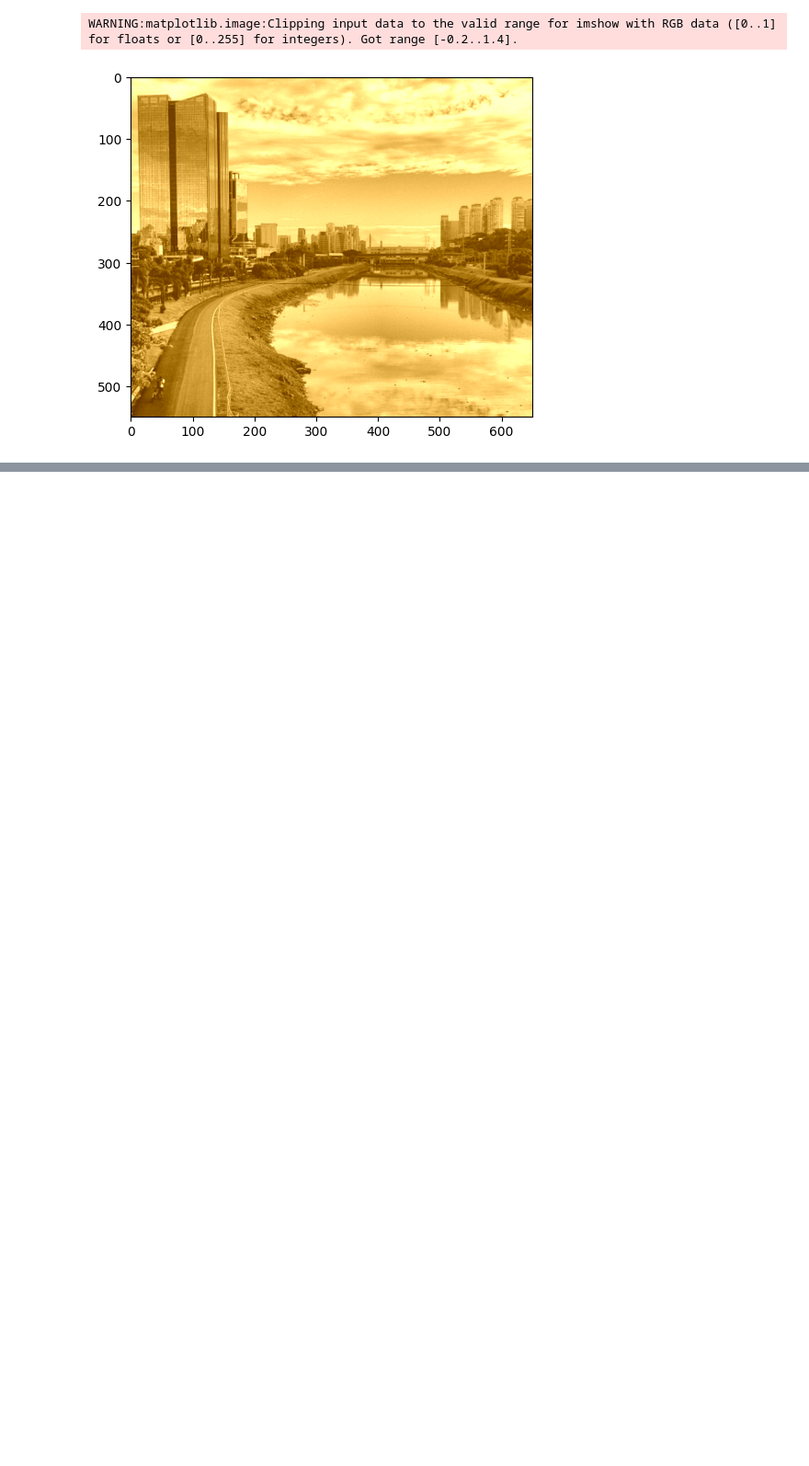
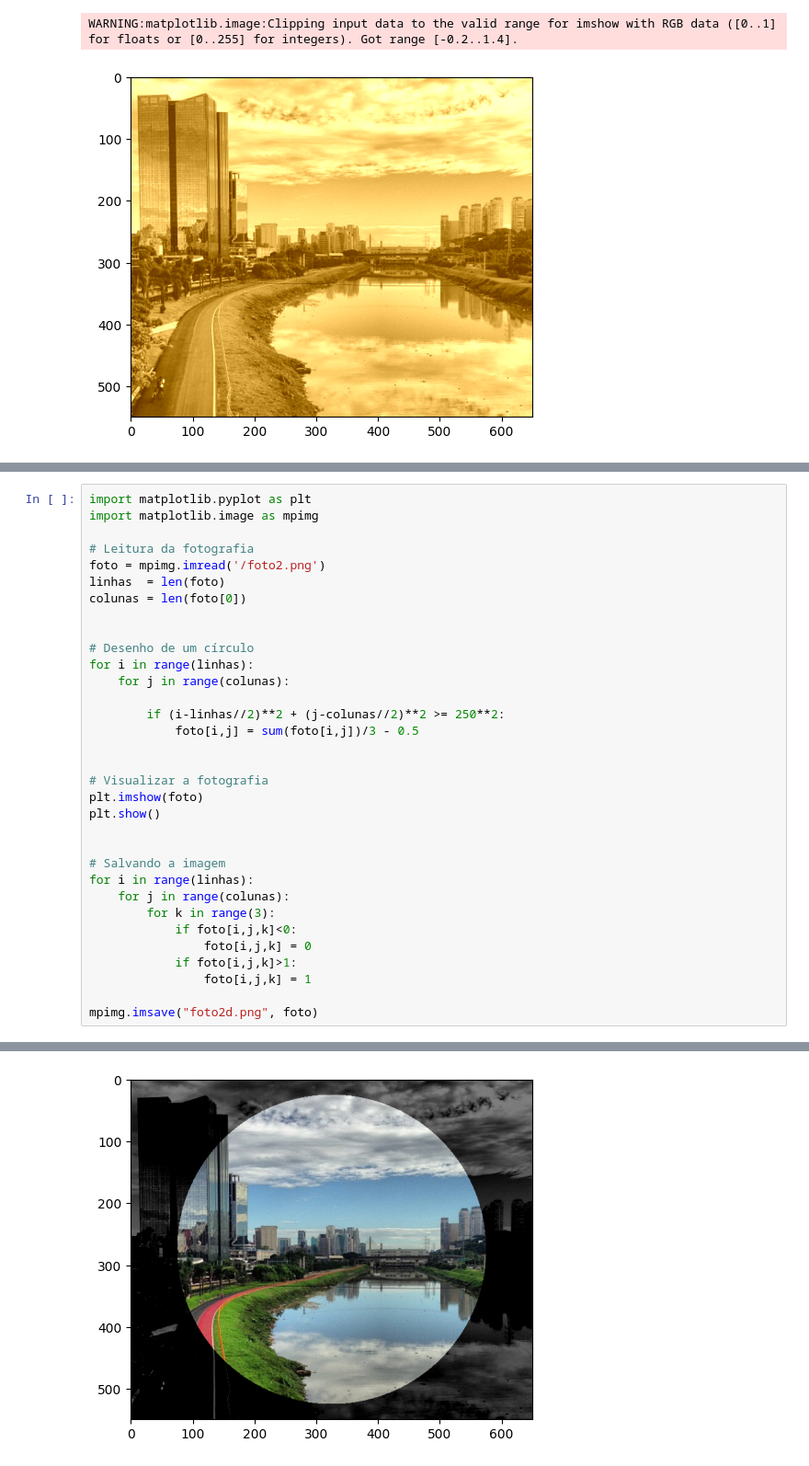
Before and after one commit to mirandapirata/colab, a Jupyter notebook: quickstarts/rest/Prompting_REST.ipynb, the cells around one changed output, grey strips where cells are left out. Shown at 92% size. Saved outputs shown, nothing was run; the diff lists cells and outputs as text; blank space fills up the shorter version.

```diff
--- a/quickstarts/rest/Prompting_REST.ipynb
+++ b/quickstarts/rest/Prompting_REST.ipynb
@@ -345,0 +372,34 @@ WARNING:matplotlib.image:Clipping input data to the valid range for imshow with
+# %%
+import matplotlib.pyplot as plt
+import matplotlib.image as mpimg
+
+# Leitura da fotografia
+foto = mpimg.imread('/foto2.png')
+linhas  = len(foto)
+colunas = len(foto[0])
+
+
+# Desenho de um círculo
+for i in range(linhas):
+    for j in range(colunas):
+
+        if (i-linhas//2)**2 + (j-colunas//2)**2 >= 250**2:
+            foto[i,j] = sum(foto[i,j])/3 - 0.5
+
+
+# Visualizar a fotografia
+plt.imshow(foto)
+plt.show()
+
+
+# Salvando a imagem
+for i in range(linhas):
+    for j in range(colunas):
+        for k in range(3):
+            if foto[i,j,k]<0:
+                foto[i,j,k] = 0
+            if foto[i,j,k]>1:
+                foto[i,j,k] = 1
+
+mpimg.imsave("foto2d.png", foto)
+# %% [output]
@@ -345,0 +407 @@ WARNING:matplotlib.image:Clipping input data to the valid range for imshow with
+[figure, added]
```
Also changed, not shown: parts of 2 cells of this notebook.
